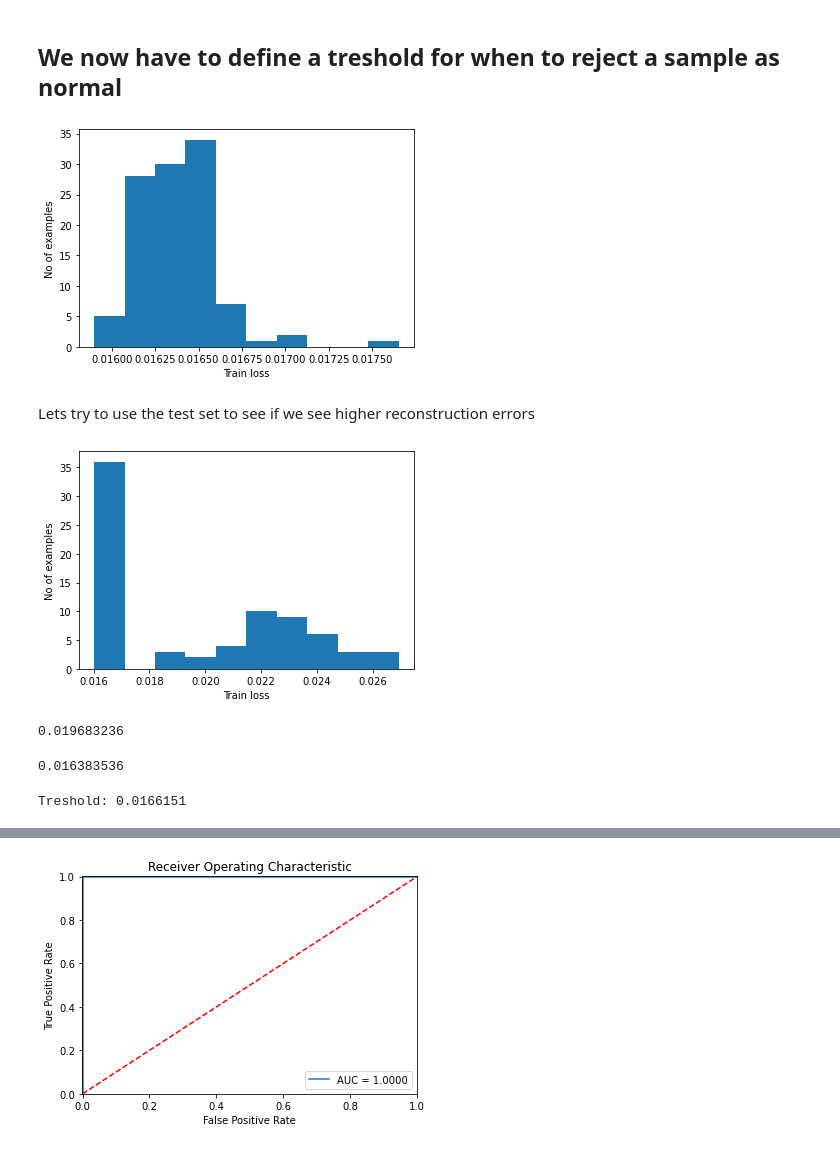
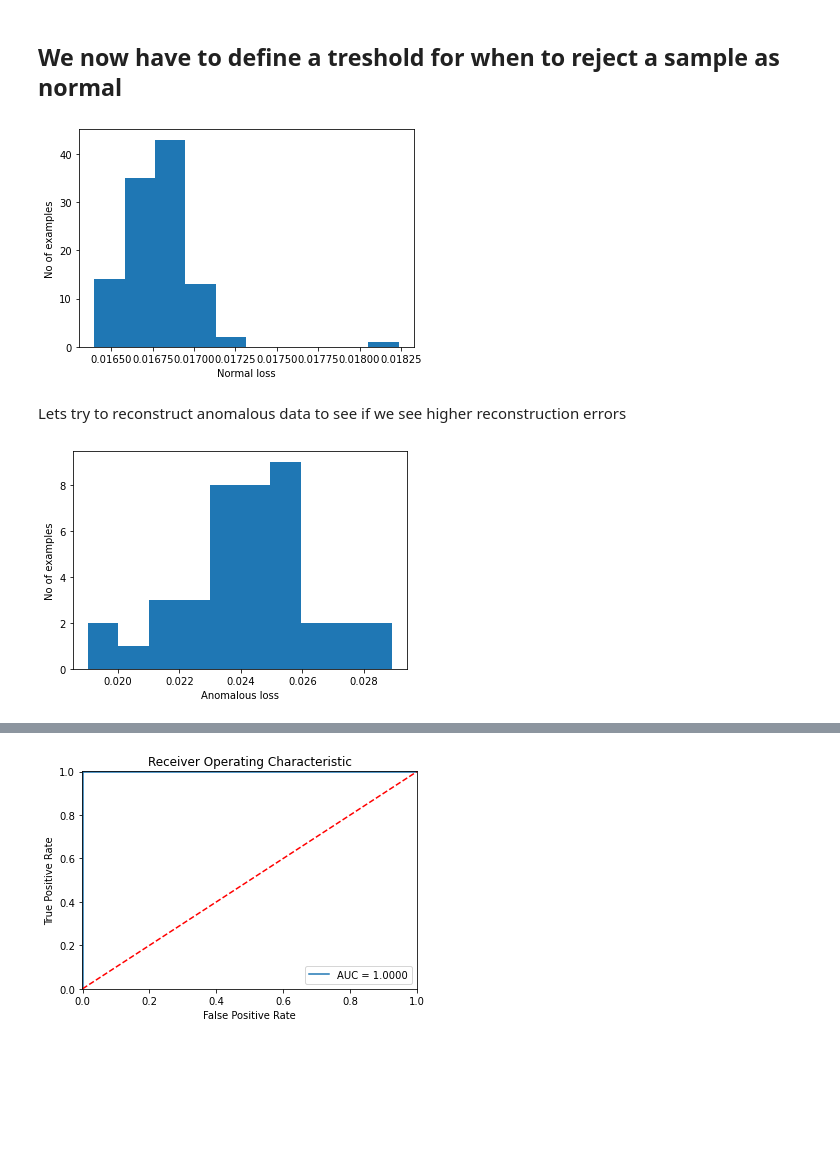
Before and after one commit to Ekhao/ToyADMOSTinyAutoencoder, a Jupyter notebook: TinyMLAutoencoderForToyADMOS.ipynb, the cells around one changed output, grey strips where cells are left out. Saved outputs shown, nothing was run; the diff lists cells and outputs as text; code cells hidden in the pictures; blank space fills up the shorter version.

```diff
--- a/TinyMLAutoencoderForToyADMOS.ipynb
+++ b/TinyMLAutoencoderForToyADMOS.ipynb
@@ -109,15 +93,13 @@ As it can be seen on the spectrogram plotted above, the current magnitudes range
 Therefore we apply a shift and a scale to keep the magnitudes of the spectrograms inside this range.
 # %%
 # Getting the min and max value to compute the shift and scale
-min_value = tf.reduce_min(x_train)
-max_value = tf.reduce_max(x_train)
+min_value = tf.reduce_min(normal_magnitudes_padded)
+max_value = tf.reduce_max(normal_magnitudes_padded)
 
 # Apply shift
-x_train = tf.math.subtract(x_train, min_value)
-x_validate = tf.math.subtract(x_validate, min_value)
-x_test = tf.math.subtract(x_test, min_value)
+normal_magnitudes_shifted = tf.math.subtract(normal_magnitudes_padded, min_value)
+anomalous_magnitudes_shifted = tf.math.subtract(anomalous_magnitudes_padded, min_value)
 
 # Apply scale
-x_train = x_train / max_value
-x_validate = x_validate / max_value
-x_test = x_test / max_value
+normal_magnitudes_scaled = normal_magnitudes_shifted / max_value
+anomalous_magnitudes_scaled = anomalous_magnitudes_shifted / max_value
@@ -123,0 +108,8 @@ x_test = x_test / max_value
+# %%
+shuffled_normal_magnitudes = tf.random.shuffle(normal_magnitudes_scaled)
+
+training_magnitudes = shuffled_normal_magnitudes[:int(NUMBER_OF_NORMAL_FILES*0.6)]
+validation_magnitudes = shuffled_normal_magnitudes[int(NUMBER_OF_NORMAL_FILES*0.6):int(NUMBER_OF_NORMAL_FILES*0.8)]
+test_magnitudes = shuffled_normal_magnitudes[int(NUMBER_OF_NORMAL_FILES*0.8):]
+
+test_magnitudes = tf.concat([test_magnitudes, anomalous_magnitudes_scaled], axis=0)
@@ -123,0 +118,7 @@ x_test = x_test / max_value
+# %%
+x_train = training_magnitudes
+x_validate = validation_magnitudes
+x_test = test_magnitudes
+
+
+print(len(training_magnitudes), "-", len(validation_magnitudes), "-", len(test_magnitudes))
@@ -269,37 +275,24 @@ reshaped_normal_reconstructions = tf.reshape(normal_reconstructions, [normal_rec
 normal_losses = tf.keras.losses.mse(reshaped_x_train, reshaped_normal_reconstructions)
 
 plt.hist(normal_losses[None,:], bins=10)
-plt.xlabel("Train loss")
+plt.xlabel("Normal loss")
 plt.ylabel("No of examples")
 plt.show()
 # %% [output]
-[figure, old version]
+[figure, new version]
 # %% [markdown]
-Lets try to use the test set to see if we see higher reconstruction errors
+Lets try to reconstruct anomalous data to see if we see higher reconstruction errors
 # %%
-test_reconstructions = conv_autoencoder.predict(x_test)
+anomalous_reconstructions = conv_autoencoder.predict(anomalous_magnitudes_scaled)
 
-reshaped_x_test = tf.reshape(x_test, [x_test.shape[0], tf.math.reduce_prod(x_test.shape[1:])])
-reshaped_test_reconstructions = tf.reshape(test_reconstructions, [test_reconstructions.shape[0], tf.math.reduce_prod(test_reconstructions.shape[1:])])
+reshaped_anomalous_magnitudes = tf.reshape(anomalous_magnitudes_scaled, [anomalous_magnitudes_scaled.shape[0], tf.math.reduce_prod(anomalous_magnitudes_scaled.shape[1:])])
+reshaped_anomalous_reconstructions = tf.reshape(anomalous_reconstructions, [anomalous_reconstructions.shape[0], tf.math.reduce_prod(anomalous_reconstructions.shape[1:])])
 
-test_losses = tf.keras.losses.mse(reshaped_x_test, reshaped_test_reconstructions)
+anomalous_losses = tf.keras.losses.mse(reshaped_anomalous_magnitudes, reshaped_anomalous_reconstructions)
 
 plt.hist(test_losses[None,:], bins=10)
-plt.xlabel("Train loss")
+plt.xlabel("Anomalous loss")
 plt.ylabel("No of examples")
 plt.show()
 # %% [output]
-[figure, old version]
+[figure, new version]
-# %%
-np.mean(test_losses)
-# %% [output]
-0.019683236
-# %%
-np.mean(normal_losses)
-# %% [output]
-0.016383536
-# %%
-threshold = np.mean(normal_losses) + np.std(normal_losses)
-print("Treshold:", threshold)
-# %% [output]
-Treshold: 0.0166151
```
Also changed, not shown: parts of 37 cells of this notebook.
